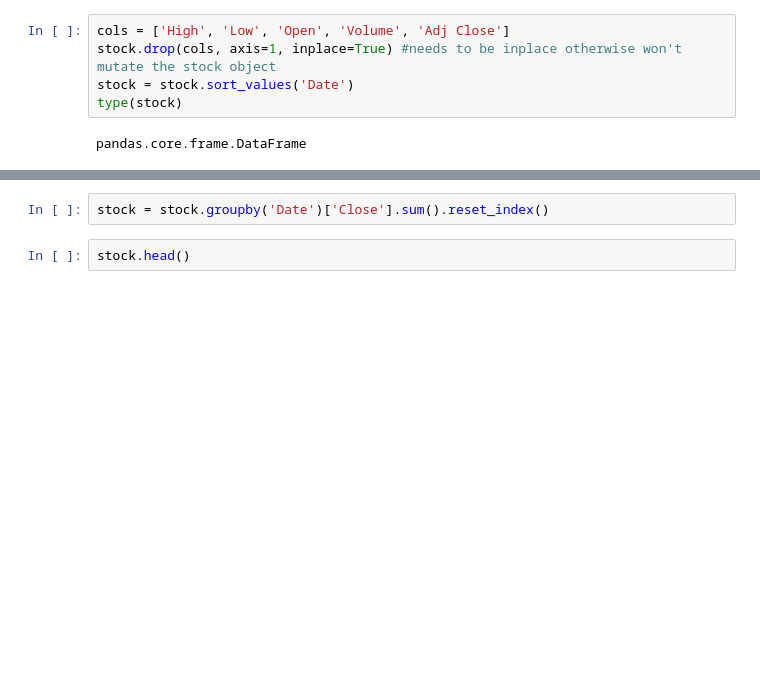
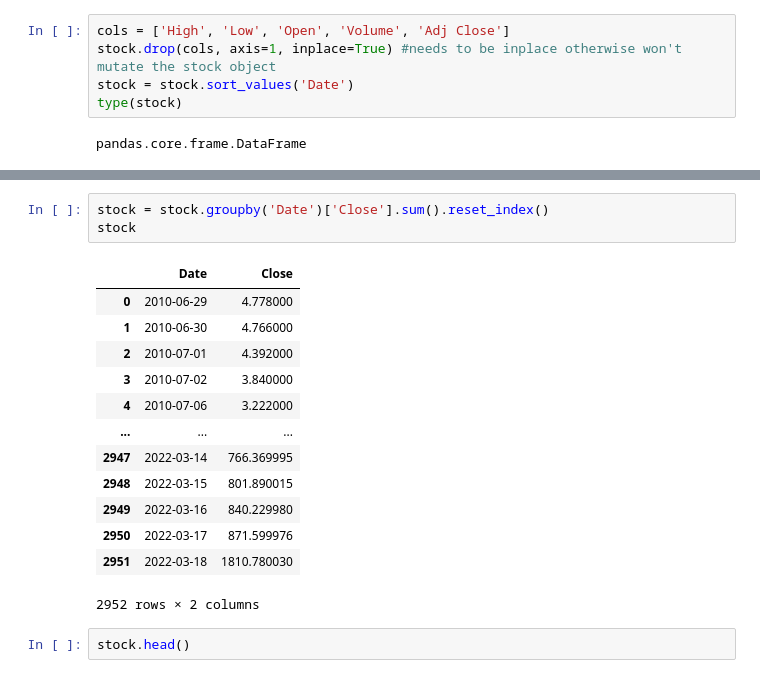
Before and after one commit to Royleong31/Stock-Portfolio-Optimiser, a Jupyter notebook: arima/original.ipynb, the cells around one changed output, grey strips where cells are left out. Saved outputs shown, nothing was run; the diff lists cells and outputs as text; blank space fills up the shorter version.

```diff
--- a/arima/original.ipynb
+++ b/arima/original.ipynb
@@ -66,5 +110,20 @@ dtype: int64
 # %%
 stock = stock.groupby('Date')['Close'].sum().reset_index()
+stock
+# %% [output]
+|  | Date | Close |
+| 0 | 2010-06-29 | 4.778000 |
+| 1 | 2010-06-30 | 4.766000 |
+| 2 | 2010-07-01 | 4.392000 |
+| 3 | 2010-07-02 | 3.840000 |
+| 4 | 2010-07-06 | 3.222000 |
+| ... | ... | ... |
+| 2947 | 2022-03-14 | 766.369995 |
+| 2948 | 2022-03-15 | 801.890015 |
+| 2949 | 2022-03-16 | 840.229980 |
+| 2950 | 2022-03-17 | 871.599976 |
+| 2951 | 2022-03-18 | 1810.780030 |
+2952 rows × 2 columns
 # %%
 stock.head()
 # %% [output]
```
Also changed, not shown: parts of 5 cells of this notebook, 4 other files.
